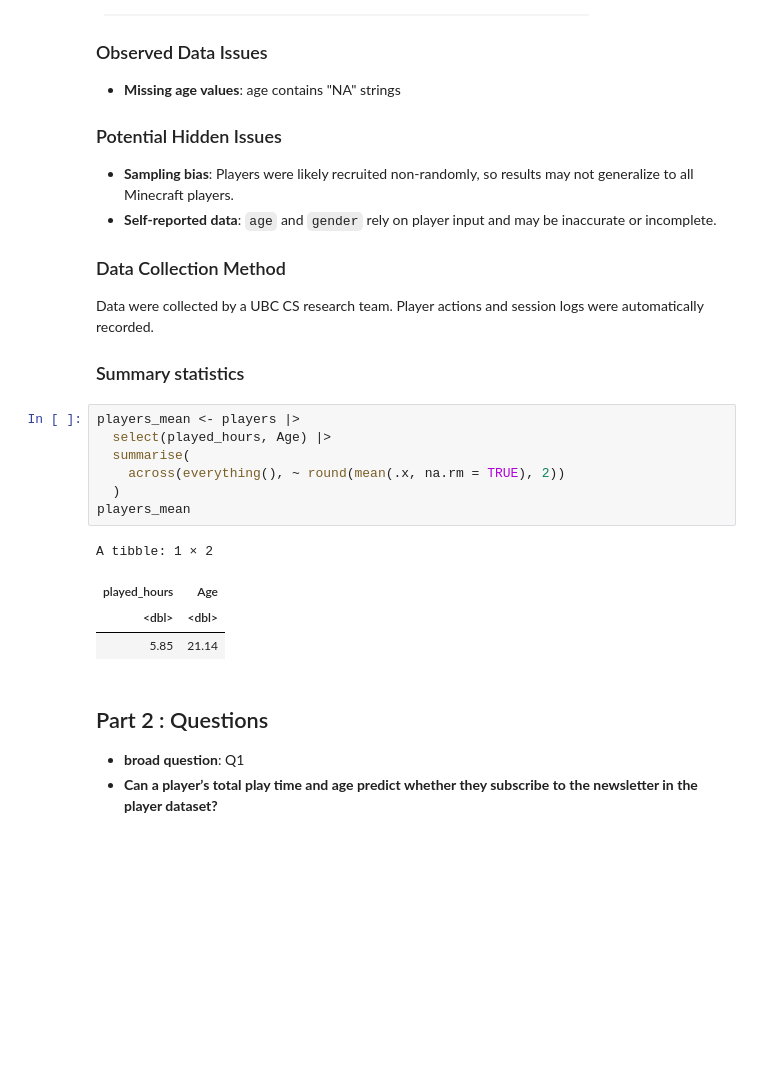
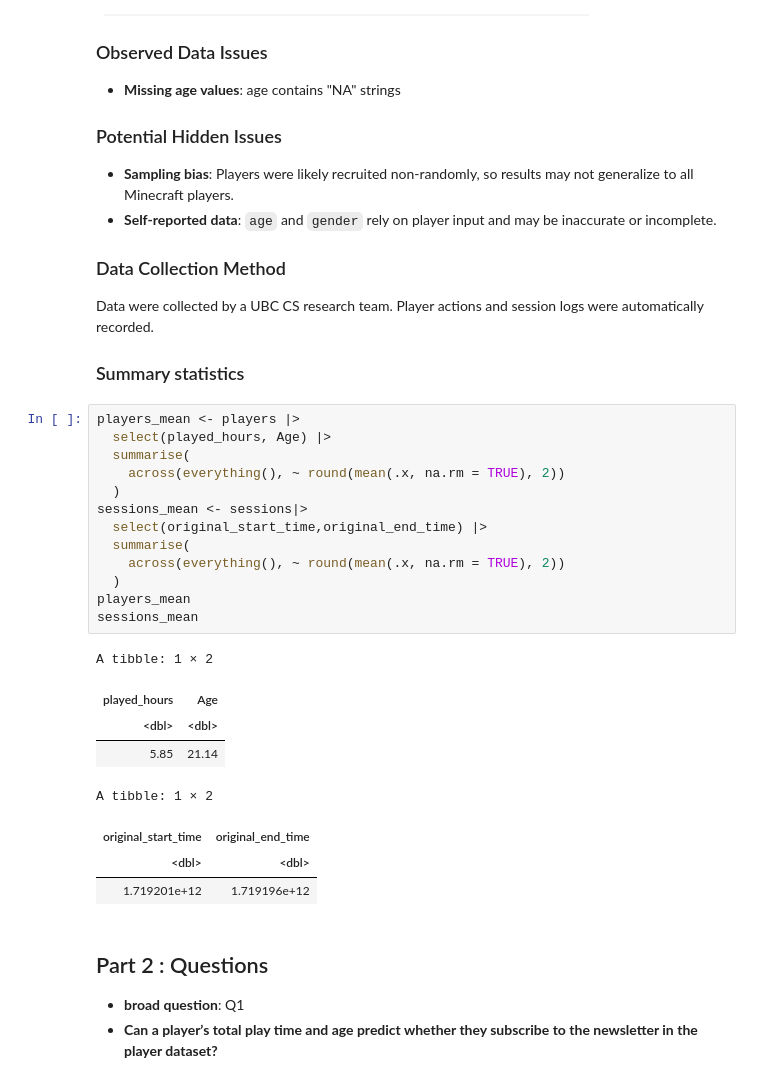
Before and after one commit to tommyxie0stu/UBC-ds-minecraft-data-planning, a Jupyter notebook: project.ipynb, the cells around one changed output. Saved outputs shown, nothing was run; the diff lists cells and outputs as text; blank space fills up the shorter version.

Commit message:
Add some change in Summary statistics
add mean of sessions

```diff
--- a/project.ipynb
+++ b/project.ipynb
@@ -115,15 +115,25 @@ Data were collected by a UBC CS research team. Player actions and session logs w
 # %%
 players_mean <- players |>
   select(played_hours, Age) |>
   summarise(
     across(everything(), ~ round(mean(.x, na.rm = TRUE), 2))
   )
+sessions_mean <- sessions|>
+  select(original_start_time,original_end_time) |>
+  summarise(
+    across(everything(), ~ round(mean(.x, na.rm = TRUE), 2))
+  )
 players_mean
+sessions_mean
 # %% [output]
 A tibble: 1 × 2
 | played_hours | Age |
 | <dbl> | <dbl> |
 | 5.85 | 21.14 |
+A tibble: 1 × 2
+| original_start_time | original_end_time |
+| <dbl> | <dbl> |
+| 1.719201e+12 | 1.719196e+12 |
 # %% [markdown]
 ## Part 2 : Questions
 - **broad question**: Q1
```
